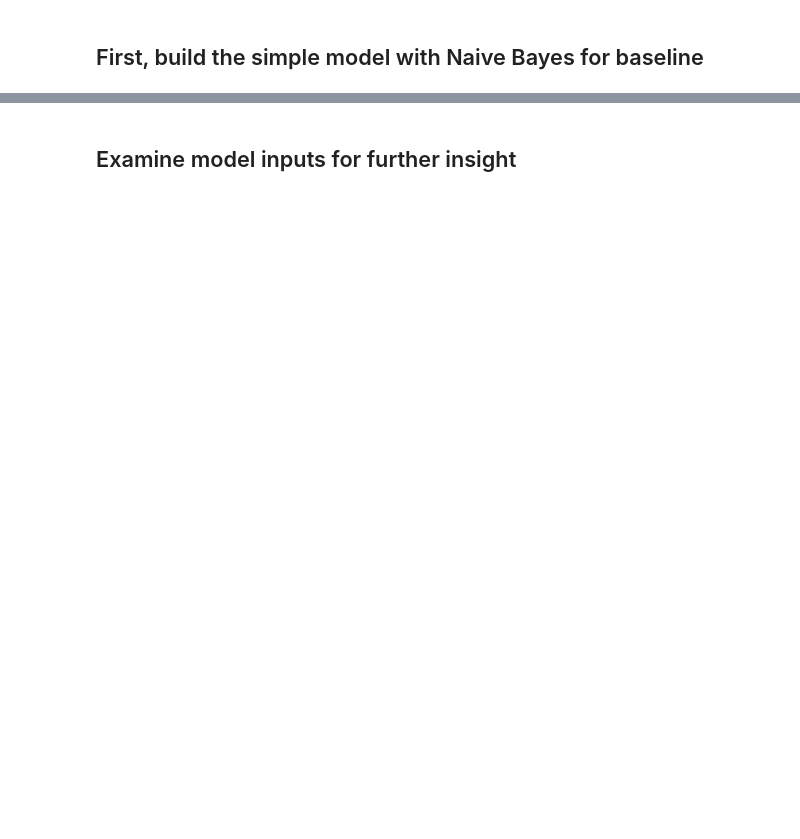
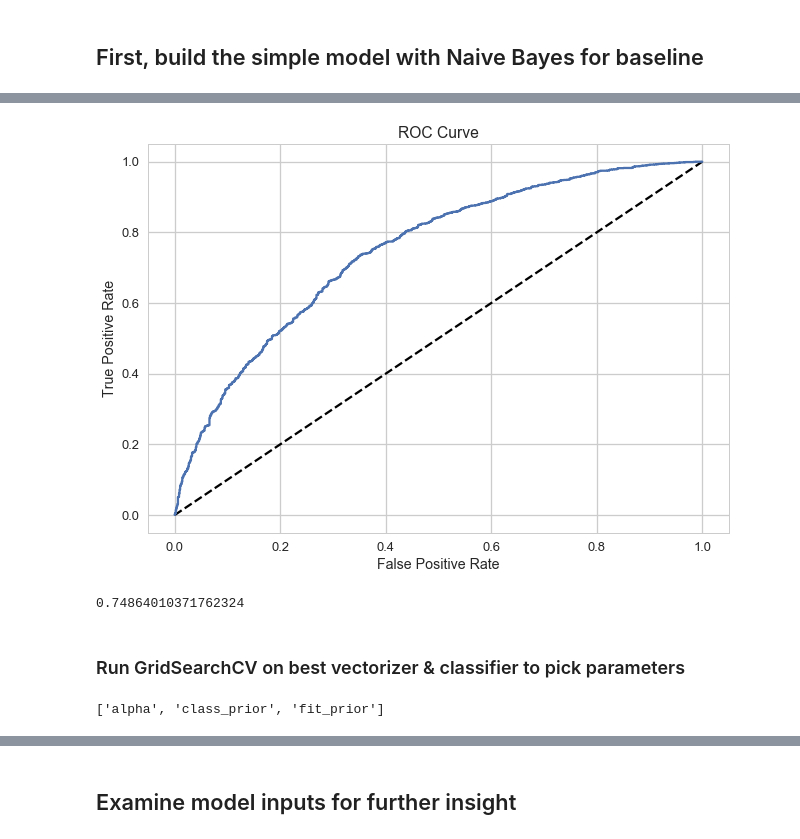
Before and after one commit to PassMoreHeat/springboard, a Jupyter notebook: Capstone_1/Machine_Learning_Amazon_Reviews_Working_Code.ipynb, the cells around one changed output, grey strips where cells are left out. Cells and saved outputs as stored; diff of their text form; code cells hidden in the pictures; blank space fills up the shorter version.

```diff
--- a/Capstone_1/Machine_Learning_Amazon_Reviews_Working_Code.ipynb
+++ b/Capstone_1/Machine_Learning_Amazon_Reviews_Working_Code.ipynb
@@ -114,0 +204,4 @@ X_test_dtm
+# %%
+# transform testing data with tfidif vectorizer with lemmatizer into document-term matrix
+X_test_tfidf = tfidf.transform(X_test.values)
+X_test_tfidf
@@ -160,0 +278,5 @@ array([ 0.99310828,  0.9939959 ,  0.28820119, ...,  0.99816162,
+# %%
+# COMPARE TFIDF VECTORIZER
+# calculate predicted probabilities for X_test_dtm (poorly calibrated)
+y_pred_prob_tfidf = nb.predict_proba(X_test_tfidf)[:, 1]
+y_pred_prob_tfidf
@@ -181,0 +307,22 @@ metrics.roc_auc_score(y_test, y_pred_prob)
+# %%
+# COMPARE TFIDF VECTORIZER
+# Generate ROC curve values: fpr, tpr, thresholds
+fpr, tpr, thresholds = roc_curve(y_test, y_pred_prob_tfidf)
+
+# Plot ROC curve
+plt.plot([0, 1], [0, 1], 'k--')
+plt.plot(fpr, tpr)
+plt.xlabel('False Positive Rate')
+plt.ylabel('True Positive Rate')
+plt.title('ROC Curve')
+plt.show()
+# %% [output]
+[figure, added]
+# %%
+# COMPARE TFIDF VECTORIZER
+# calculate AUC for simple model
+metrics.roc_auc_score(y_test, y_pred_prob_tfidf)
+# %% [output]
+0.74864010371762324
+# %% [markdown]
+### Run GridSearchCV on best vectorizer & classifier to pick parameters
@@ -181,0 +342,5 @@ metrics.roc_auc_score(y_test, y_pred_prob)
+# %%
+# run this to get a list of the all available pipe-items unique keys for the grid parameters
+sorted(nb.get_params().keys())
+# %% [output]
+['alpha', 'class_prior', 'fit_prior']
```
Also changed, not shown: parts of 71 cells of this notebook.
